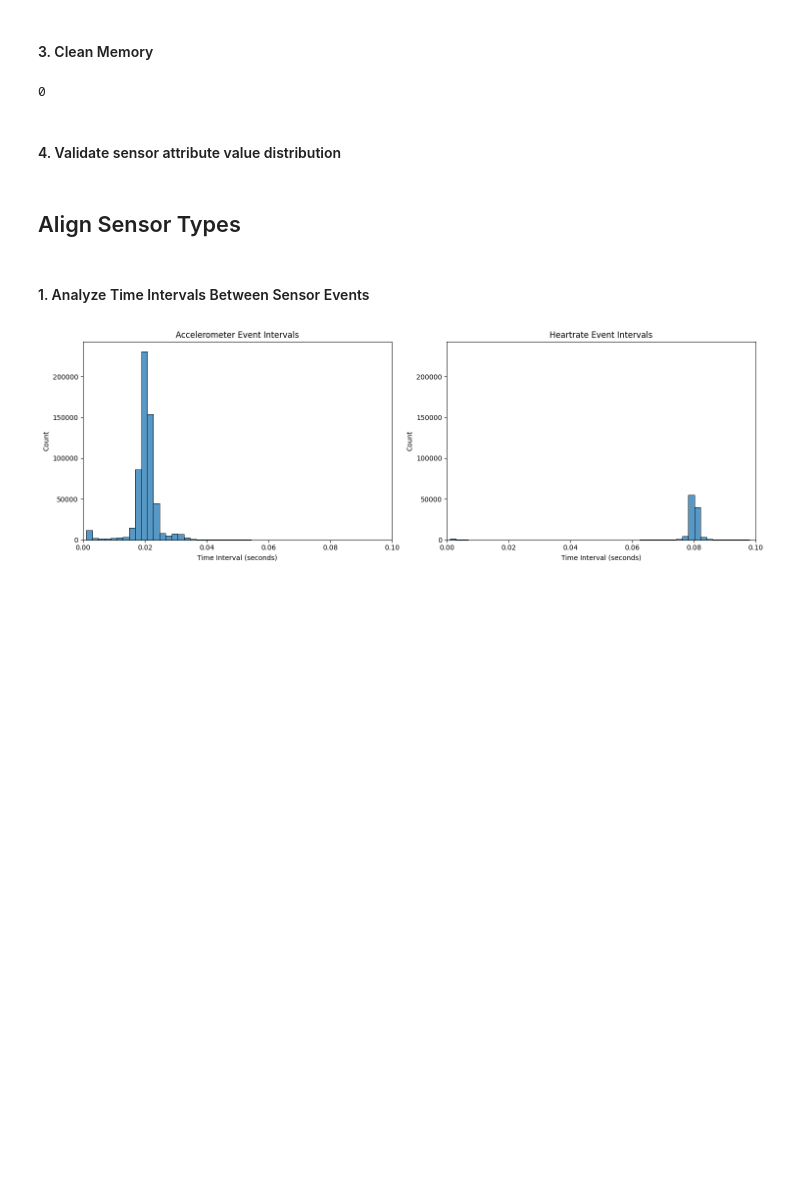
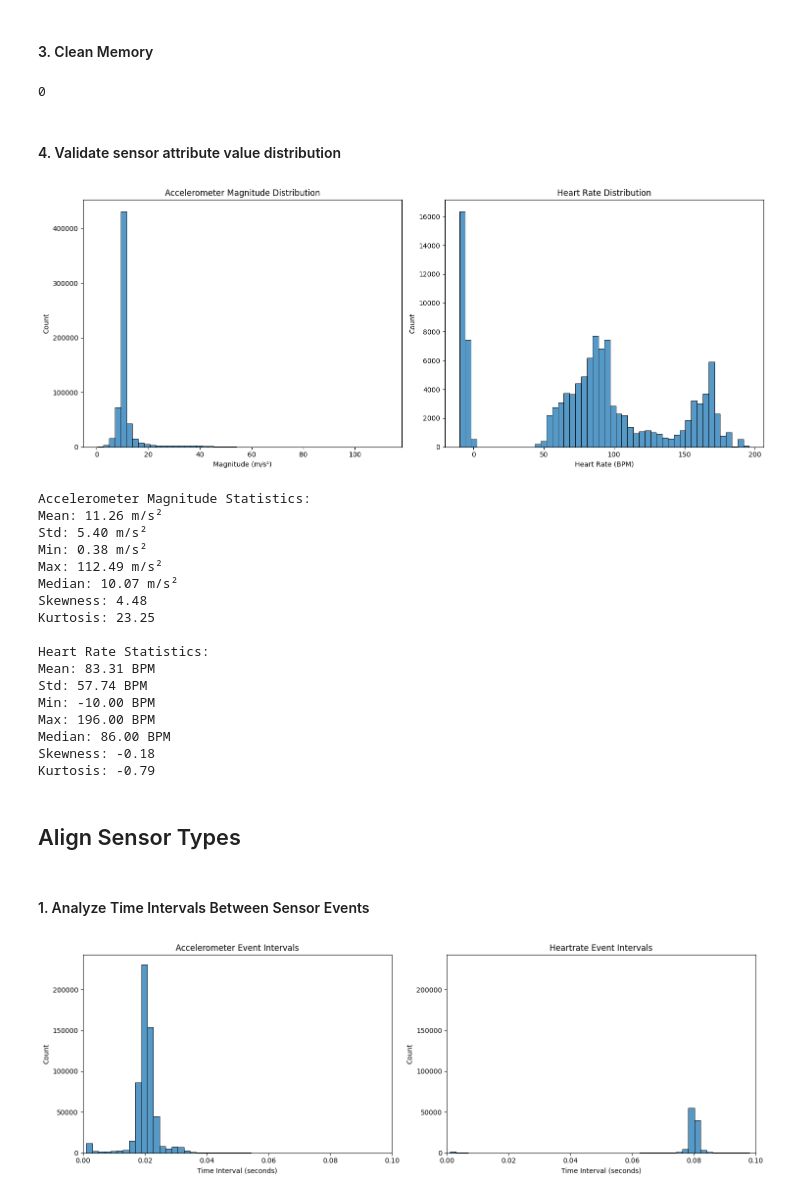
Before and after one commit to MariaInesRibeiro98/GameBus-HealthBehaviorMining, a Jupyter notebook: notebooks/05_data_query.ipynb, the cells around one changed output. Saved outputs shown, nothing was run; the diff lists cells and outputs as text; code cells hidden in the pictures; blank space fills up the shorter version.

```diff
--- a/notebooks/05_data_query.ipynb
+++ b/notebooks/05_data_query.ipynb
@@ -83,6 +83,74 @@ gc.collect()  # Force garbage collection
 0
 # %% [markdown]
 #### 4. Validate sensor attribute value distribution
+# %%
+import matplotlib.pyplot as plt
+import numpy as np
+import seaborn as sns
+from scipy import stats
+
+# Set up the figure with two subplots side by side
+fig, (ax1, ax2) = plt.subplots(1, 2, figsize=(15, 6))
+
+# Calculate accelerometer magnitude
+accelerometer_magnitude = np.sqrt(
+    accelerometer_data_df['x']**2 +
+    accelerometer_data_df['y']**2 +
+    accelerometer_data_df['z']**2
+)
+
+# Plot accelerometer distribution
+sns.histplot(data=accelerometer_magnitude, ax=ax1, bins=50)
+ax1.set_title('Accelerometer Magnitude Distribution')
+ax1.set_xlabel('Magnitude (m/s²)')
+ax1.set_ylabel('Count')
+
+# Plot heartrate distribution
+sns.histplot(data=heartrate_data_df['bpm'], ax=ax2, bins=50)
+ax2.set_title('Heart Rate Distribution')
+ax2.set_xlabel('Heart Rate (BPM)')
+ax2.set_ylabel('Count')
+
+plt.tight_layout()
+plt.show()
+
+# Print statistics
+print("\nAccelerometer Magnitude Statistics:")
+print(f"Mean: {accelerometer_magnitude.mean():.2f} m/s²")
+print(f"Std: {accelerometer_magnitude.std():.2f} m/s²")
+print(f"Min: {accelerometer_magnitude.min():.2f} m/s²")
+print(f"Max: {accelerometer_magnitude.max():.2f} m/s²")
+print(f"Median: {np.median(accelerometer_magnitude):.2f} m/s²")
+print(f"Skewness: {stats.skew(accelerometer_magnitude):.2f}")
+print(f"Kurtosis: {stats.kurtosis(accelerometer_magnitude):.2f}")
+
+print("\nHeart Rate Statistics:")
+print(f"Mean: {heartrate_data_df['bpm'].mean():.2f} BPM")
+print(f"Std: {heartrate_data_df['bpm'].std():.2f} BPM")
+print(f"Min: {heartrate_data_df['bpm'].min():.2f} BPM")
+print(f"Max: {heartrate_data_df['bpm'].max():.2f} BPM")
+print(f"Median: {heartrate_data_df['bpm'].median():.2f} BPM")
+print(f"Skewness: {stats.skew(heartrate_data_df['bpm']):.2f}")
+print(f"Kurtosis: {stats.kurtosis(heartrate_data_df['bpm']):.2f}")
+# %% [output]
+[figure, added]
+Accelerometer Magnitude Statistics:
+Mean: 11.26 m/s²
+Std: 5.40 m/s²
+Min: 0.38 m/s²
+Max: 112.49 m/s²
+Median: 10.07 m/s²
+Skewness: 4.48
+Kurtosis: 23.25
+
+Heart Rate Statistics:
+Mean: 83.31 BPM
+Std: 57.74 BPM
+Min: -10.00 BPM
+Max: 196.00 BPM
+Median: 86.00 BPM
+Skewness: -0.18
+Kurtosis: -0.79
 # %% [markdown]
 ## Align Sensor Types
 # %% [markdown]
```
Also changed, not shown: parts of 13 cells of this notebook, 2 other files.
